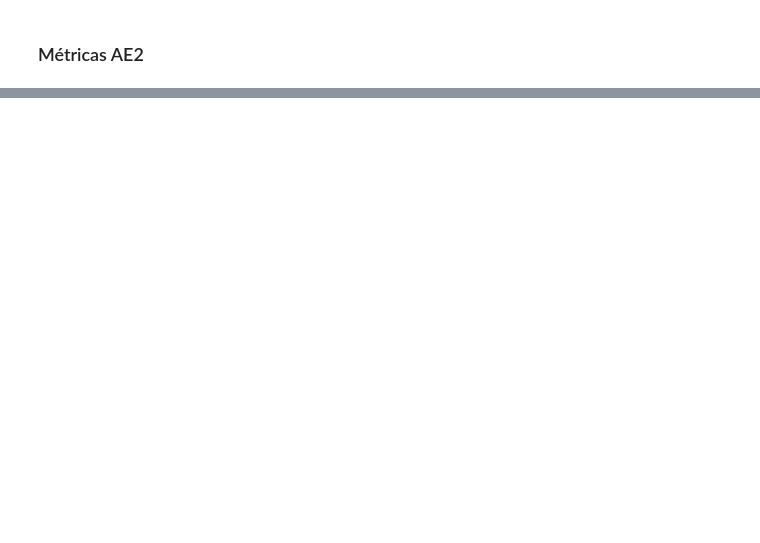
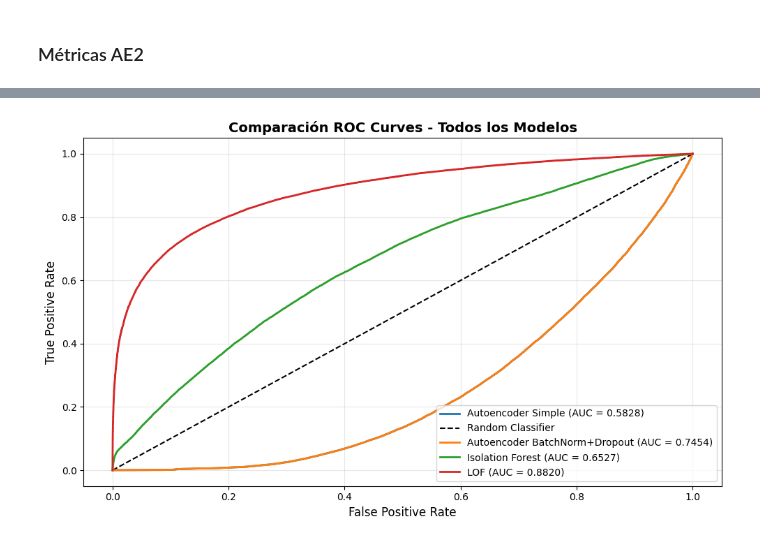
Before and after one commit to Maria-Villafuerte/Labs_Data_Science, a Jupyter notebook: Lab_8/covtype.ipynb, the cells around one changed output, grey strips where cells are left out. Saved outputs shown, nothing was run; the diff lists cells and outputs as text; code cells hidden in the pictures; blank space fills up the shorter version.

Commit message:
feat: agregación de modelos a lab 8

```diff
--- a/Lab_8/covtype.ipynb
+++ b/Lab_8/covtype.ipynb
@@ -333,4 +331,27 @@ plt.show()
 [figure]
+# %%
+# Gráfica ROC comparativa
+plt.figure(figsize=(10, 6))
+plt.plot(fpr, tpr, label=f"Autoencoder Simple (AUC = {roc_auc_ae1:.4f})", linewidth=2)
+plt.plot([0, 1], [0, 1], "k--", label="Random Classifier")
+
+# Para AE2
+fpr_ae2, tpr_ae2, _ = roc_curve(y_test, reconstruction_errors2)
+plt.plot(fpr_ae2, tpr_ae2, label=f"Autoencoder BatchNorm+Dropout (AUC = {roc_auc_ae2:.4f})", linewidth=2)
+
+# IF y LOF
+plt.plot(fpr_if, tpr_if, label=f"Isolation Forest (AUC = {roc_auc_if:.4f})", linewidth=2)
+plt.plot(fpr_lof, tpr_lof, label=f"LOF (AUC = {roc_auc_lof:.4f})", linewidth=2)
+
+plt.xlabel("False Positive Rate", fontsize=12)
+plt.ylabel("True Positive Rate", fontsize=12)
+plt.title("Comparación ROC Curves - Todos los Modelos", fontsize=14, fontweight='bold')
+plt.legend(loc='lower right')
+plt.grid(alpha=0.3)
+plt.tight_layout()
+plt.show()
+# %% [output]
+[figure, added]
 # %%
 fpr, tpr, _ = roc_curve(y_test, reconstruction_errors2)
 roc_auc = roc_auc_score(y_test, reconstruction_errors2)
```
Also changed, not shown: parts of 34 cells of this notebook.
